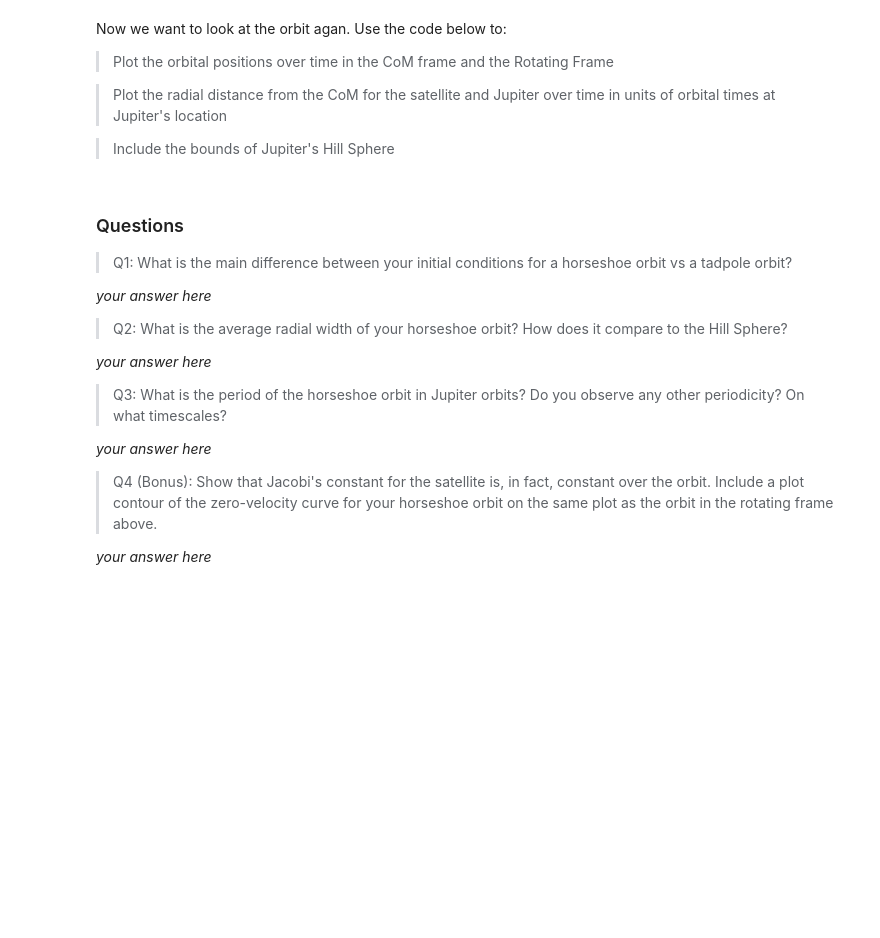
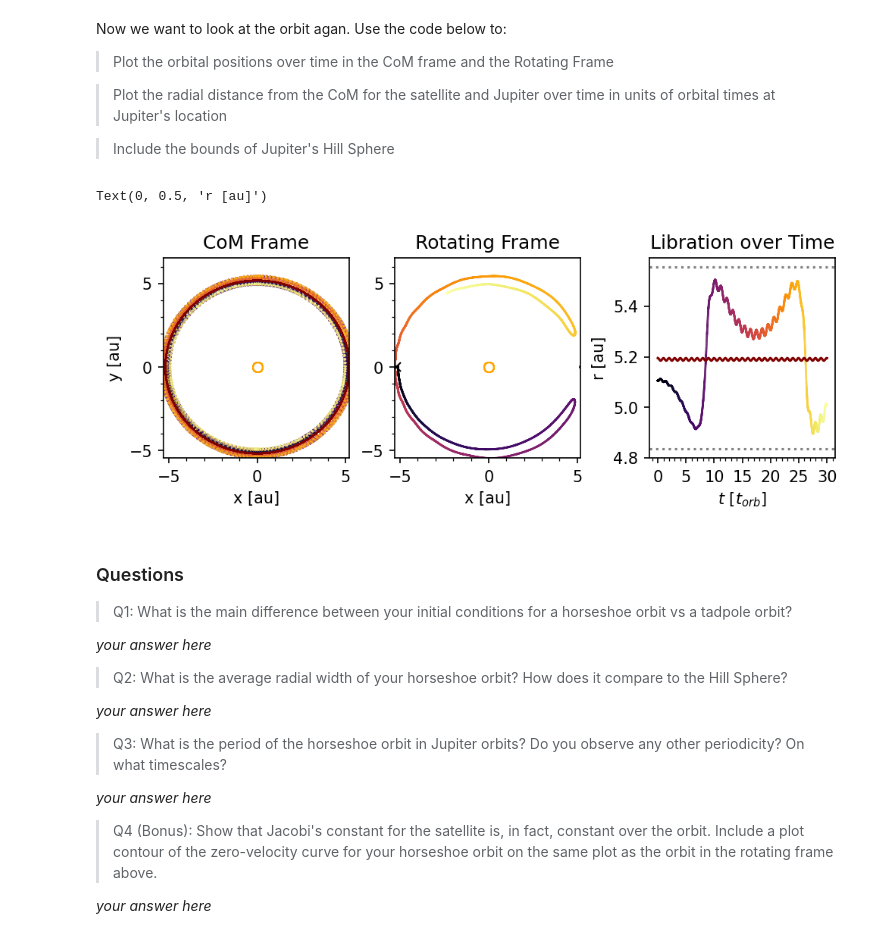
Before and after one commit to anb19019/FoPS-2025, a Jupyter notebook: 3-many-body.ipynb, the cells around one changed output. Cells and saved outputs as stored; diff of their text form; code cells hidden in the pictures; blank space fills up the shorter version.

```diff
--- a/3-many-body.ipynb
+++ b/3-many-body.ipynb
@@ -578,21 +603,21 @@ Here you'll want to apply the same principles but this time you want to place yo
 > Define the initial conditions for a satellite (Third body) which has a stable horseshoe orbit about a Lagrange point.
 # %%
 # Define the position of the Lagrange point here
-p_Lpt = (0,0) #dummy value replace with your own
+p_Lpt = p_to_cart(5.2,np.pi) #dummy value replace with your own
 
 # Set initial conditions * HERE *
-p_s = p_s # copy from before
-v_s = v_s
-m_s = m_s
+p_s = (0,0)# copy from before
+v_s = (0,0)
+m_s = 1
 
-p_j = p_j
-v_j = v_j
-m_j = m_j
+p_j = p_to_cart(5.2, 0)
+v_j = set_v(p_j) # velocity
+m_j = 1/1000
 
 # Dummy initial conditions, replace with your own!
-p_3 = p_j
+p_3 = p_to_cart(5.1, np.pi)
 v_3 = set_v(p_3)
-m_3 = m_j# the third body should be a 'test mass'
+m_3 = SMALL # the third body should be a 'test mass'
 
 Sun = {'m':m_s,'p0':p_s,'u0':v_s,'color':'orange','name':'sun'}
 Jupiter = {'m':m_j, 'p0':p_j,'u0':v_j,'color':'maroon','name':'jupiter'}
@@ -639,34 +666,37 @@ a2.plot(*J_frame,lw=2,color=Jupiter['color'])
 a2.plot(*S_frame,color=Sun['color'],ls=None,marker='o',mfc='white')
 a2.scatter(*T_frame,c=time_orb,s=0.1,cmap='inferno')
 
 #plot the location of the Lagrange point
 a2.plot(*p_Lpt,marker='x',color='black')
 
 for a in (a1,a2):
     #a.axis('equal')
     a.xaxis.set_major_locator(mpl.ticker.MultipleLocator(5))
     a.xaxis.set_minor_locator(mpl.ticker.MultipleLocator(1))
     a.yaxis.set_major_locator(mpl.ticker.MultipleLocator(5))
     a.yaxis.set_minor_locator(mpl.ticker.MultipleLocator(1))
     a.set_xlim(min(np.amin(T_frame[0]),0),max(np.amax(T_frame[0]),p_j[0]))
     a.set_ylim(min(np.amin(T_frame[1]),0),max(np.amax(T_frame[1])*1.2,p_Lpt[1]))
     a.set_xlabel('x [au]')
 
 # Satellite + Jupiter radial location over time
 r3, phi3 = p_to_cyl(Third['x_cm'],Third['y_cm'])
 a3.plot(time_orb, rj,color=Jupiter['color'])
 a3.scatter(time_orb, r3,c=time_orb,s=0.1,cmap='inferno')
 
 # plot the bounds of Jupiter's hill sphere * HERE *
-r_Hill = r_H() # calculate r_Hill * HERE *
+r_Hill = r_H(5.2, m_j) # calculate r_Hill * HERE *
 a3.axhline(rj[0] + r_Hill, color='gray',ls='dotted')
 a3.axhline(rj[0] - r_Hill, color='gray',ls='dotted')
 
 a3.set_xlabel(r'$t \ [t_{orb}]$')
 a3.set_title('Libration over Time')
 a3.xaxis.set_major_locator(mpl.ticker.MultipleLocator(5))
 a3.xaxis.set_minor_locator(mpl.ticker.MultipleLocator(1))
 a3.set_ylabel('r [au]')
+# %% [output]
+Text(0, 0.5, 'r [au]')
+[figure, added]
 # %% [markdown]
 ### Questions
 
```
Also changed, not shown: parts of 21 cells of this notebook.
